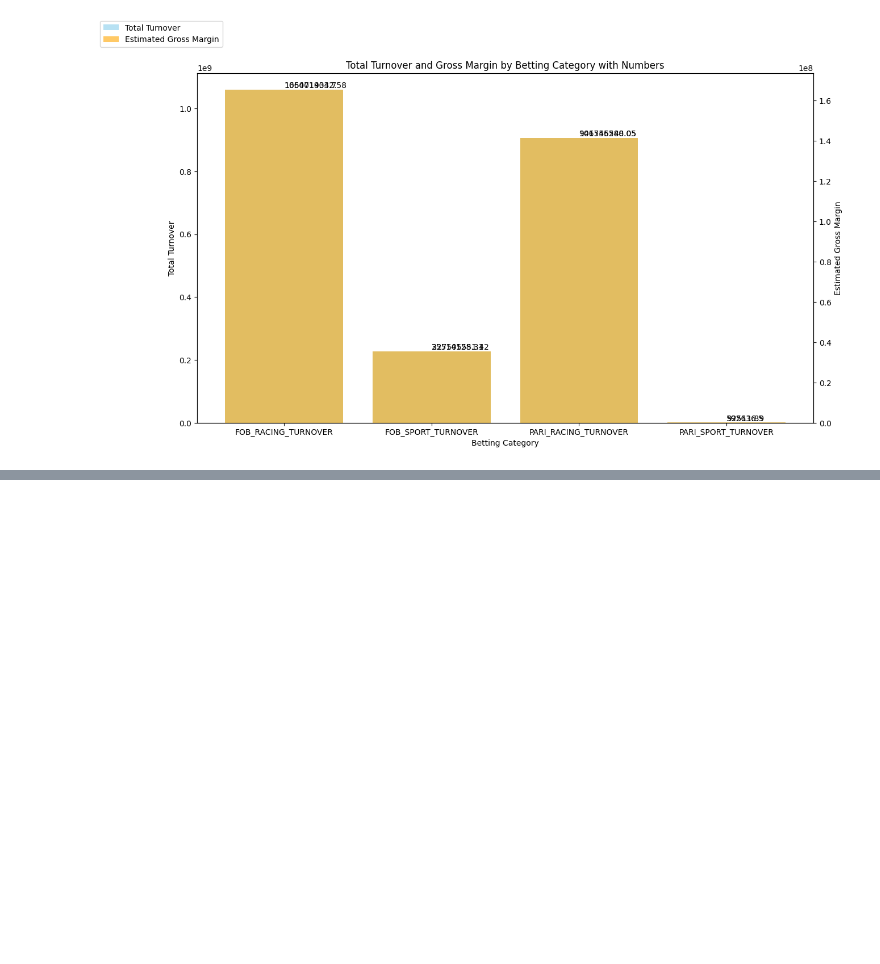
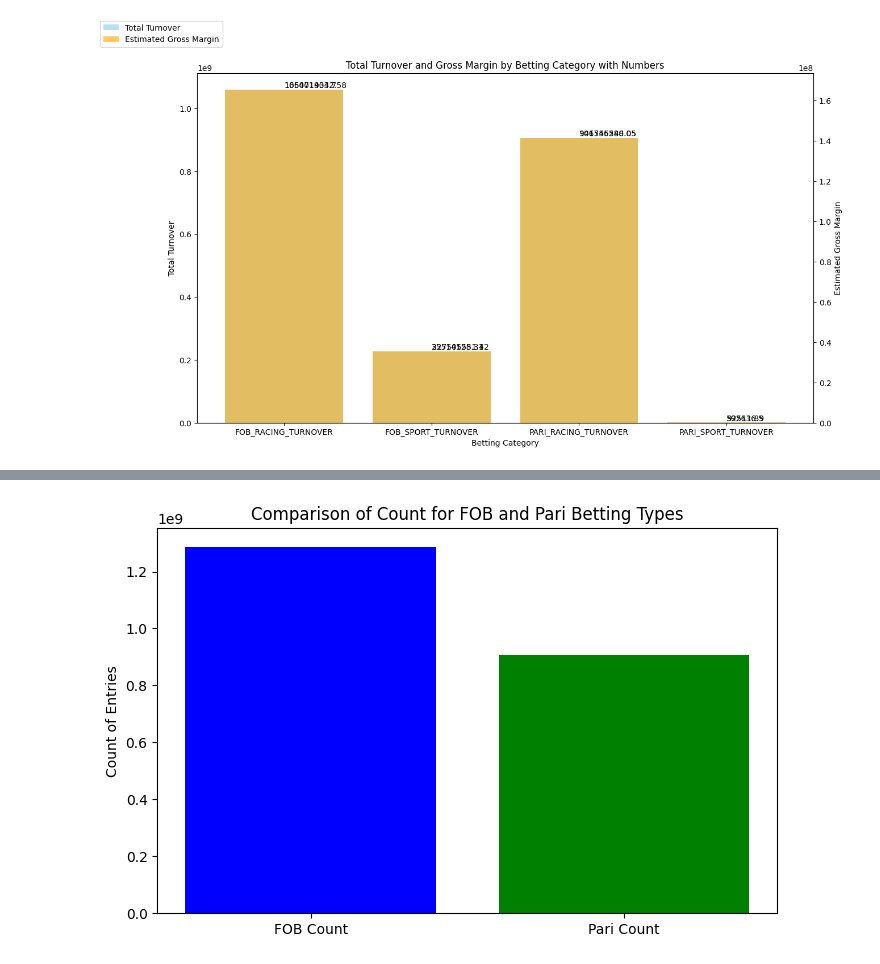
Before and after one commit to ThanhVo15/Competition, a Jupyter notebook: 2. Data Got Talent/2. Final Round/Code/GROSS_MARGIN_FORECAST copy.ipynb, the cells around one changed output, grey strips where cells are left out. Saved outputs shown, nothing was run; the diff lists cells and outputs as text; code cells hidden in the pictures; blank space fills up the shorter version.

```diff
--- a/2. Data Got Talent/2. Final Round/Code/GROSS_MARGIN_FORECAST copy.ipynb
+++ b/2. Data Got Talent/2. Final Round/Code/GROSS_MARGIN_FORECAST copy.ipynb
@@ -412,0 +532,13 @@ plt.show()
+# %%
+# Counting the number of entries with non-zero turnovers for FOB and Pari
+fob_count = (df['FOB_TURNOVER']).sum()
+pari_count = (df['PARI_TURNOVER']).sum()
+
+# Plotting the count data
+plt.figure(figsize=(8, 5))
+plt.bar(['FOB Count', 'Pari Count'], [fob_count, pari_count], color=['blue', 'green'])
+plt.title('Comparison of Count for FOB and Pari Betting Types')
+plt.ylabel('Count of Entries')
+plt.show()
+# %% [output]
+[figure, added]
```
Also changed, not shown: parts of 12 cells of this notebook.
